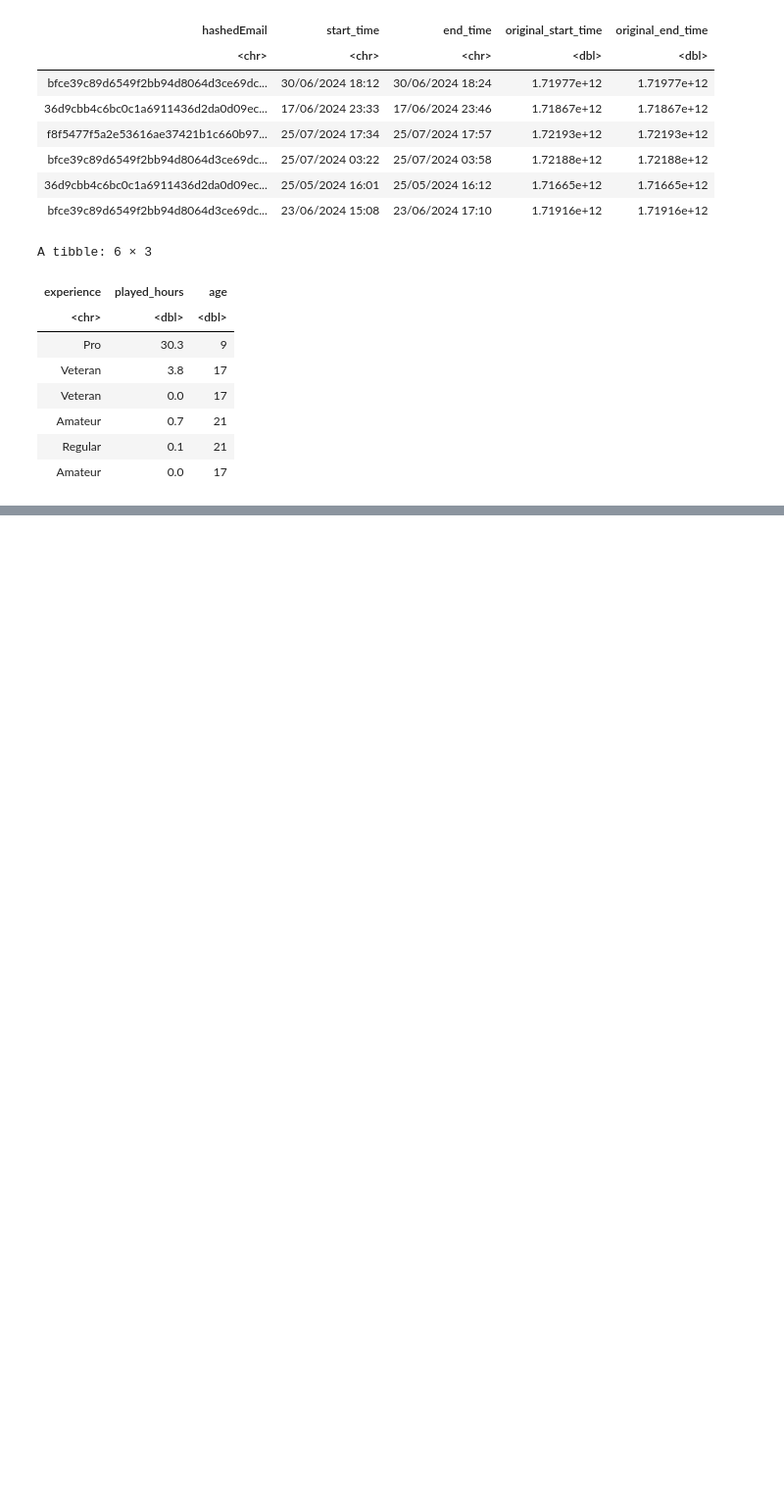
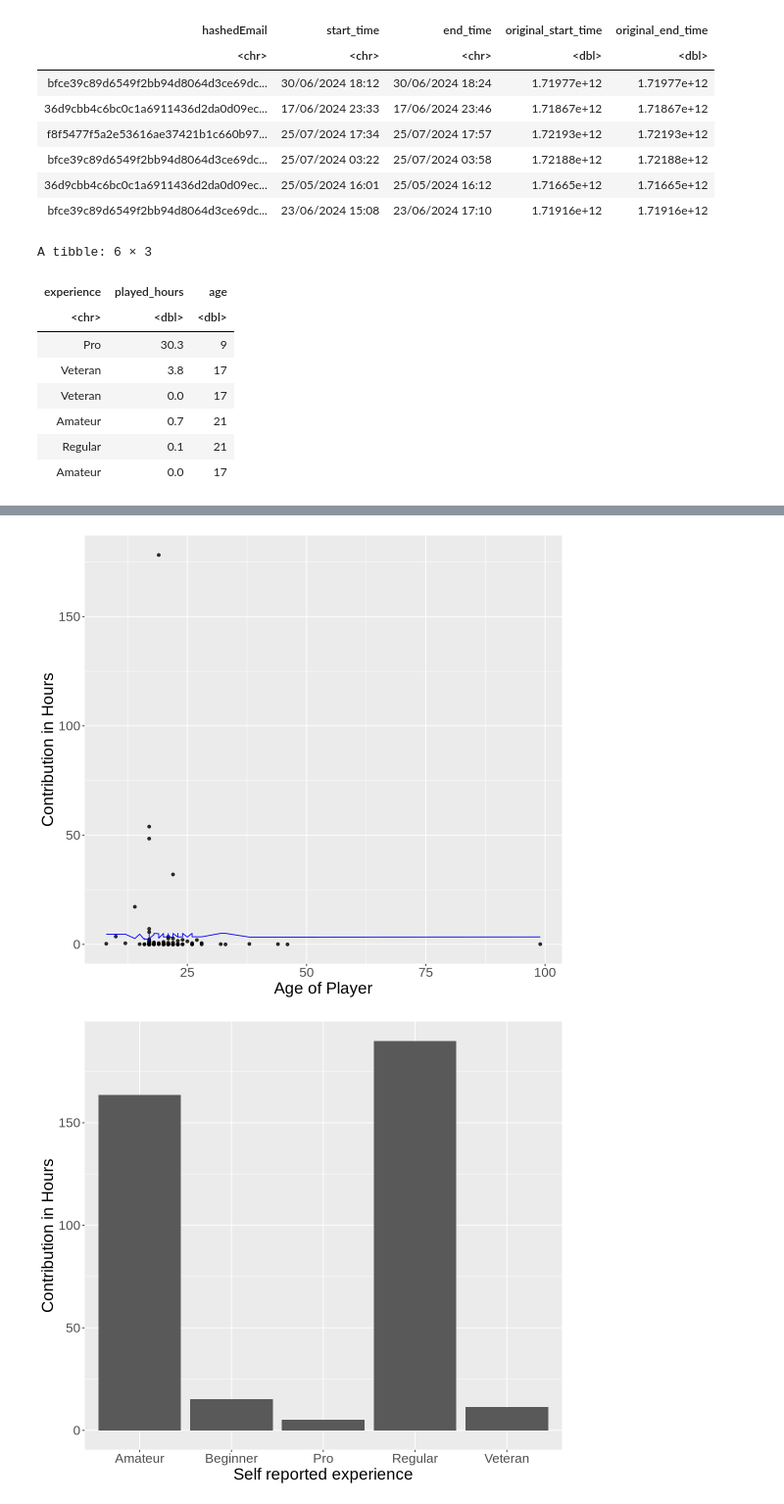
Before and after one commit to laurenfriesen/deci-project, a Jupyter notebook: group_project_notebook.ipynb, the cells around one changed output, grey strips where cells are left out. Shown at 98% size. Cells and saved outputs as stored; diff of their text form; code cells hidden in the pictures; blank space fills up the shorter version.

```diff
--- a/group_project_notebook.ipynb
+++ b/group_project_notebook.ipynb
@@ -114,0 +174,16 @@ ERROR: Error in ggpairs(contribution_training, mapping = aes(alpha = 0.4)): coul
+# %%
+contribution_best_spec <- nearest_neighbor(weight_func = "rectangular", neighbors = 71) |>
+          set_engine("kknn") |>
+          set_mode("regression")
+
+contribution_best_fit <- workflow() |>
+          add_recipe(contribution_recipe) |>
+          add_model(contribution_best_spec) |>
+          fit(data = contribution_training)
+
+contribution_summary <- contribution_best_fit |>
+           predict(contribution_testing) |>
+           bind_cols(contribution_testing) |>
+           metrics(truth = played_hours, estimate = .pred)
+
+contribution_summary
@@ -114,0 +197,22 @@ ERROR: Error in ggpairs(contribution_training, mapping = aes(alpha = 0.4)): coul
+# %%
+contribution_preds <- contribution_best_fit |>
+        predict(contribution_training) |>
+        bind_cols(contribution_training)
+
+contribution_plot <- ggplot(contribution_preds, aes(x = age, y = played_hours)) +
+        geom_point(alpha = 0.8) +
+        xlab("Age of Player") +
+        ylab("Contribution in Hours") +
+        geom_line(data = contribution_preds, aes(x = age, y = .pred), color = "blue") +
+        theme(text = element_text(size = 20))
+contribution_plot
+
+contribution_plot_2 <- ggplot(contribution_preds, aes(x = experience, y = played_hours)) +
+        geom_bar(stat="identity") +
+        xlab("Self reported experience") +
+        ylab("Contribution in Hours") +
+        theme(text = element_text(size = 20))
+contribution_plot_2
+# %% [output]
+[figure, added]
+[figure, added]
```
Also changed, not shown: parts of 5 cells of this notebook.
